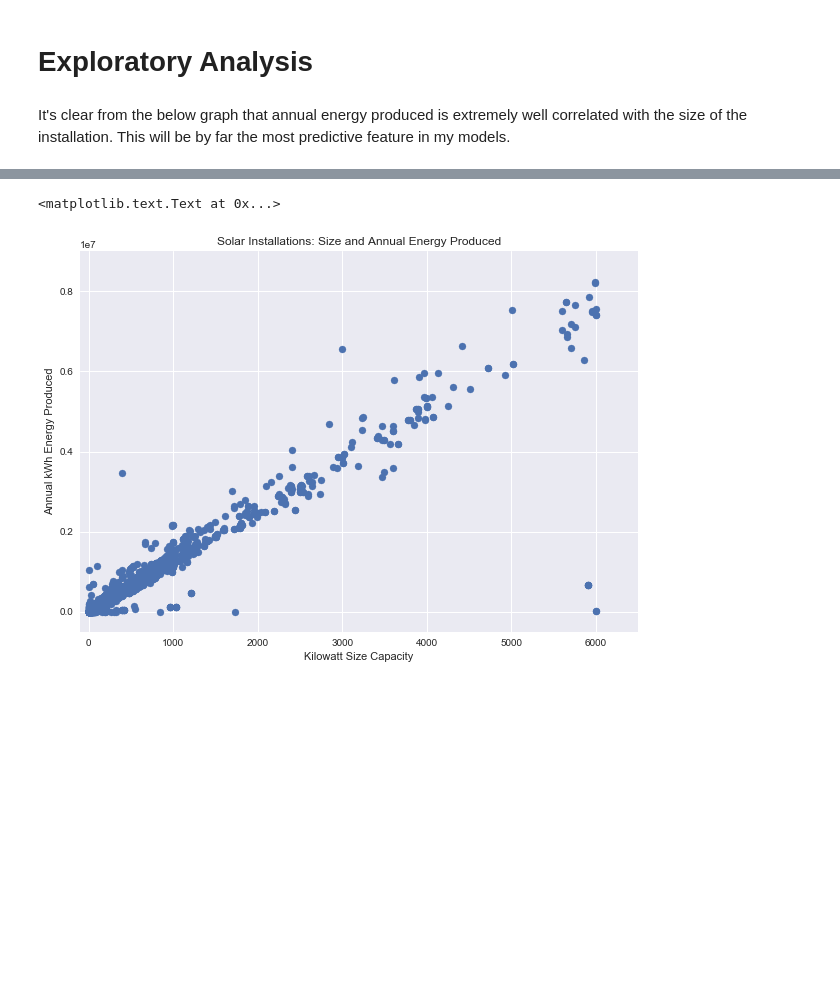
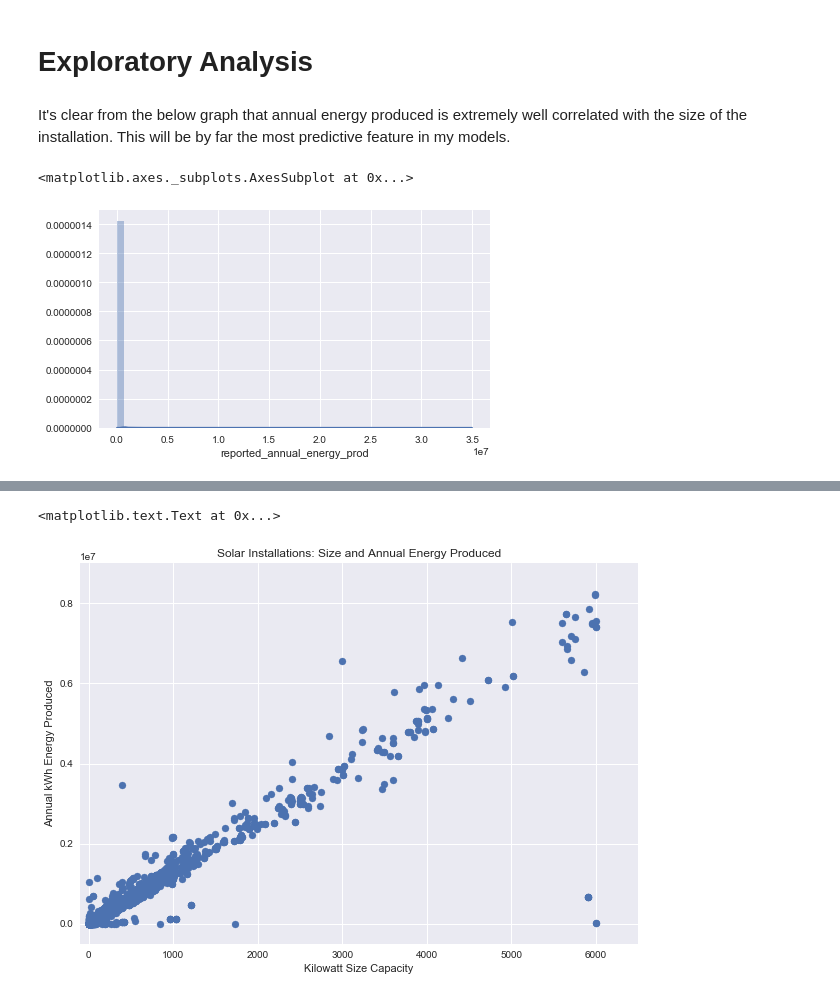
Before and after one commit to iamlostcoast/solar-calculator-models, a Jupyter notebook: solar_project_technical_report_and_summary.ipynb, the cells around one changed output, grey strips where cells are left out. Drawn from its saved outputs; the diff is of its cells as text; code cells hidden in the pictures; blank space fills up the shorter version.

```diff
--- a/solar_project_technical_report_and_summary.ipynb
+++ b/solar_project_technical_report_and_summary.ipynb
@@ -217,0 +259,11 @@ It's clear from the below graph that annual energy produced is extremely well co
+# %%
+# Let's start out by looking at the distribution of our target variable (reported annual energy produced,
+# which will give us a better idea of what type of models will work well.
+
+
+# It's clear that this skews really positive, and is clearly not normally distributed.
+plt.figure(figsize=((7,4)))
+sns.distplot(df.reported_annual_energy_prod)
+# %% [output]
+<matplotlib.axes._subplots.AxesSubplot at 0x...>
+[figure, added]
```
Also changed, not shown: parts of 53 cells of this notebook.
